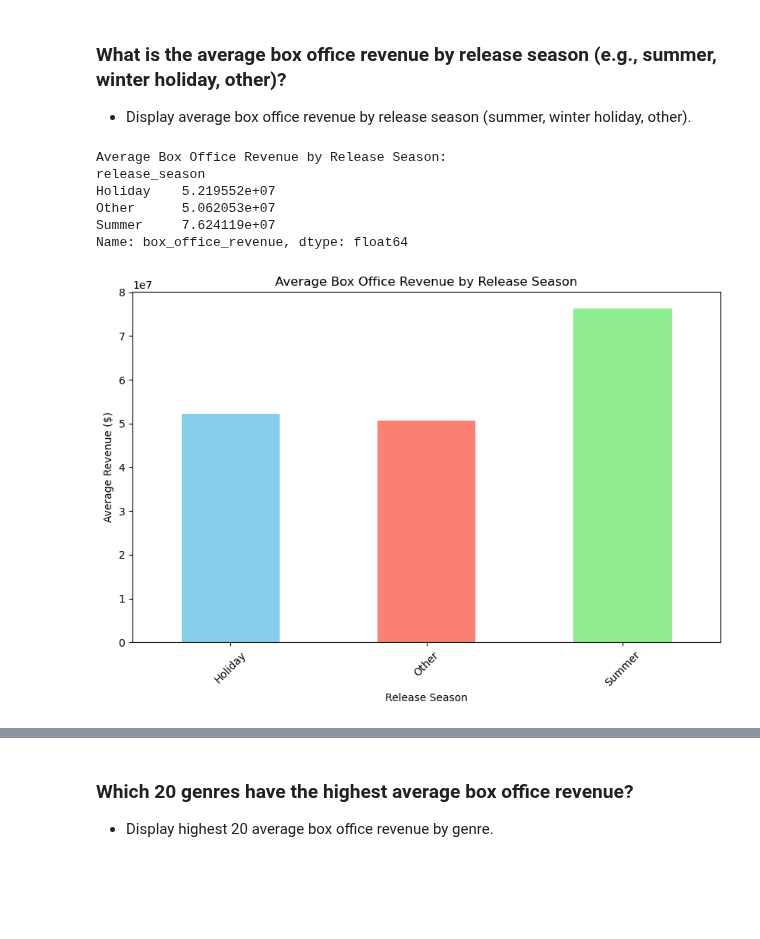
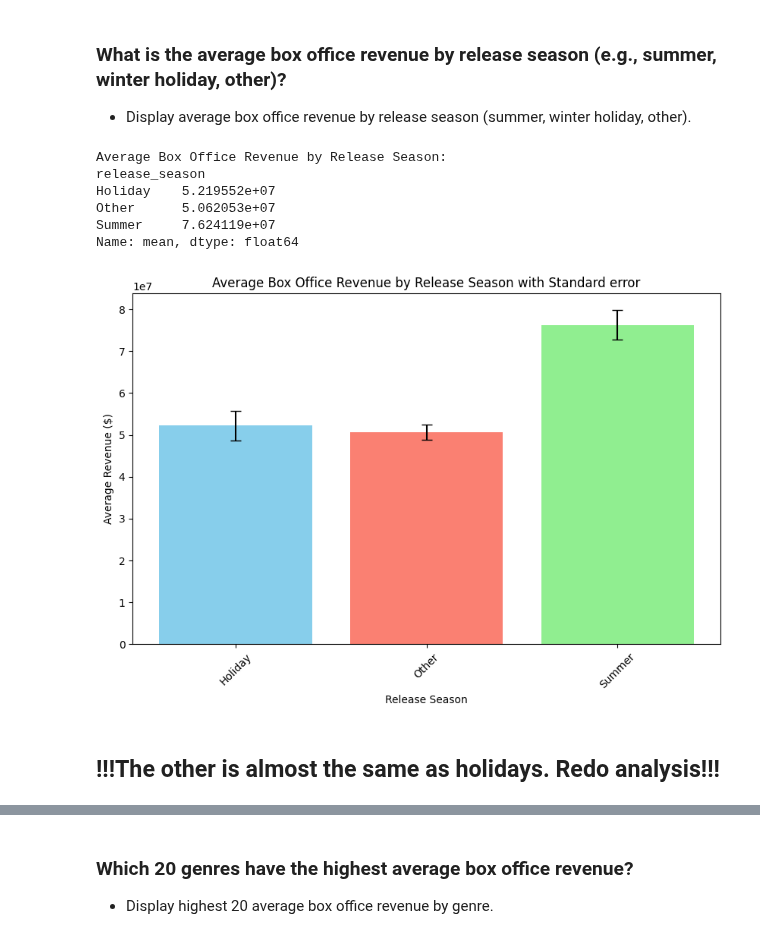
Before and after one commit to epfl-ada/ada-2024-project-awesometeam2024, a Jupyter notebook: results.ipynb, the cells around one changed output, grey strips where cells are left out. Saved outputs shown, nothing was run; the diff lists cells and outputs as text; code cells hidden in the pictures; blank space fills up the shorter version.

```diff
--- a/results.ipynb
+++ b/results.ipynb
@@ -258,30 +256,32 @@ This part aims to investigate how each feature that we find as being individuall
 # %%
 # Apply the function to create a 'release_season' column
 df_movies['release_season'] = df_movies['release_date'].apply(data_utils.categorize_release_season)
 
-# Calculate average revenues for each season
-avg_revenues_by_season = df_movies.groupby('release_season')['box_office_revenue'].mean()
+# Calculate average revenues and standard error for each season
+season_stats = df_movies.groupby('release_season')['box_office_revenue'].agg(['mean', 'sem'])
 
 # Print the average revenues by season
 print("Average Box Office Revenue by Release Season:")
-print(avg_revenues_by_season)
+print(season_stats['mean'])
 
-# Plot the average revenues by release season
+# Plot the average revenues with standard error bars
 plt.figure(figsize=(10, 6))
-avg_revenues_by_season.plot(kind='bar', color=['skyblue', 'salmon', 'lightgreen'])
-plt.title('Average Box Office Revenue by Release Season')
+plt.bar(season_stats.index, season_stats['mean'], yerr=season_stats['sem'], color=['skyblue', 'salmon', 'lightgreen'], capsize=5)
+plt.title('Average Box Office Revenue by Release Season with Standard error')
 plt.xlabel('Release Season')
 plt.ylabel('Average Revenue ($)')
 plt.xticks(rotation=45)
 plt.show()
 # %% [output]
 Average Box Office Revenue by Release Season:
 release_season
 Holiday    5.219552e+07
 Other      5.062053e+07
 Summer     7.624119e+07
-Name: box_office_revenue, dtype: float64
+Name: mean, dtype: float64
-[figure, old version]
+[figure, new version]
+# %% [markdown]
+## !!!The other is almost the same as holidays. Redo analysis!!!
 # %% [markdown]
 ### Analysis of Average Box Office Revenue by Release Season
 
```
Also changed, not shown: parts of 18 cells of this notebook, 1 other file.
